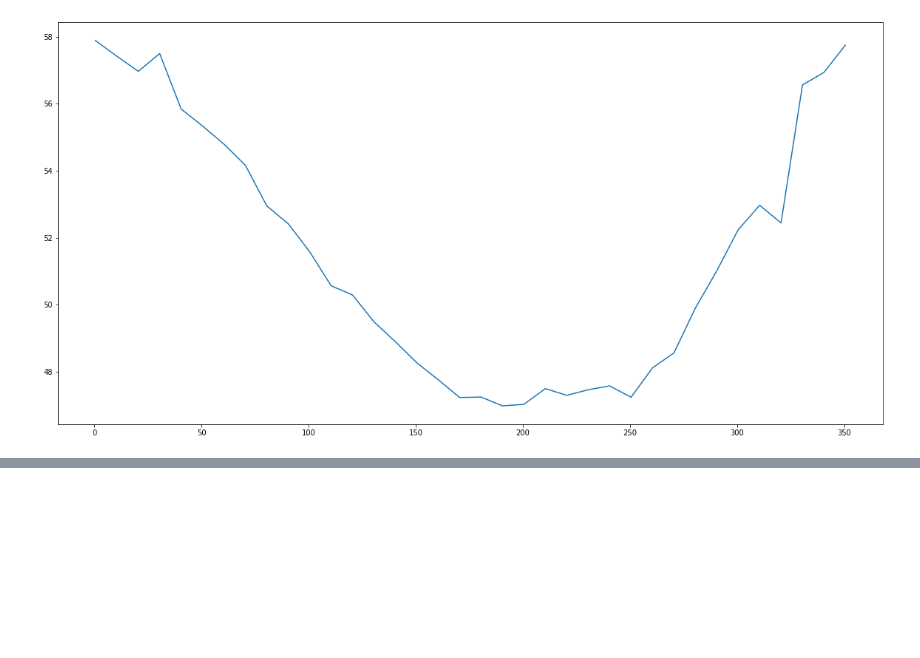
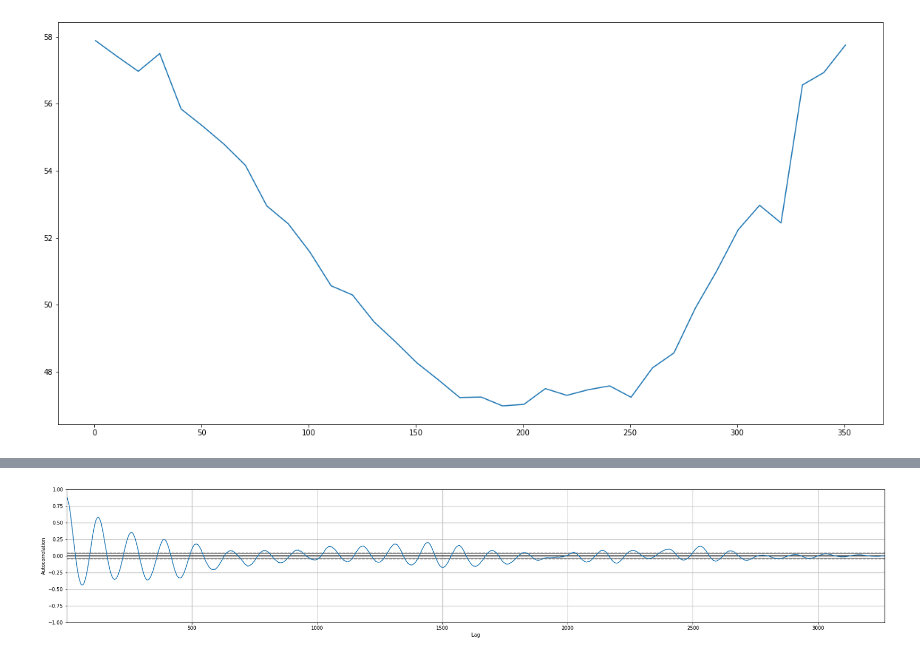
Before and after one commit to kenseiAmit/ai_ml, a Jupyter notebook: Learning NumPy Arrays.ipynb, the cells around one changed output, grey strips where cells are left out. Cells and saved outputs as stored; diff of their text form; code cells hidden in the pictures; blank space fills up the shorter version.

```diff
--- a/Learning NumPy Arrays.ipynb
+++ b/Learning NumPy Arrays.ipynb
@@ -655,0 +768,12 @@ dateWeather.astype(object).month
+# %%
+# We can compare this result with the inbult function
+
+# Set the figure size
+plt.figure(figsize=(30, 5))
+
+# Calling the inbuilt function for autocorrelation
+pd.plotting.autocorrelation_plot(pd.Series(sunspotsSunspot, index=dateSunspot))
+
+plt.show()
+# %% [output]
+[figure, added]
```
Also changed, not shown: parts of 27 cells of this notebook, 1 other file.
